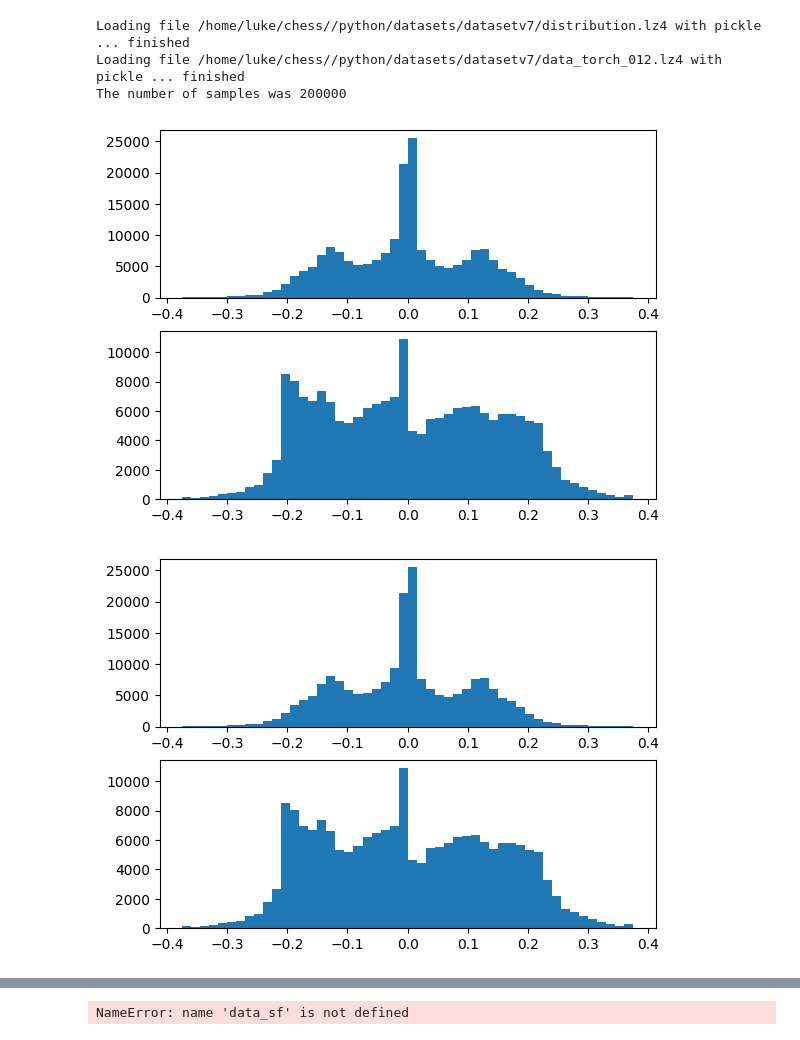
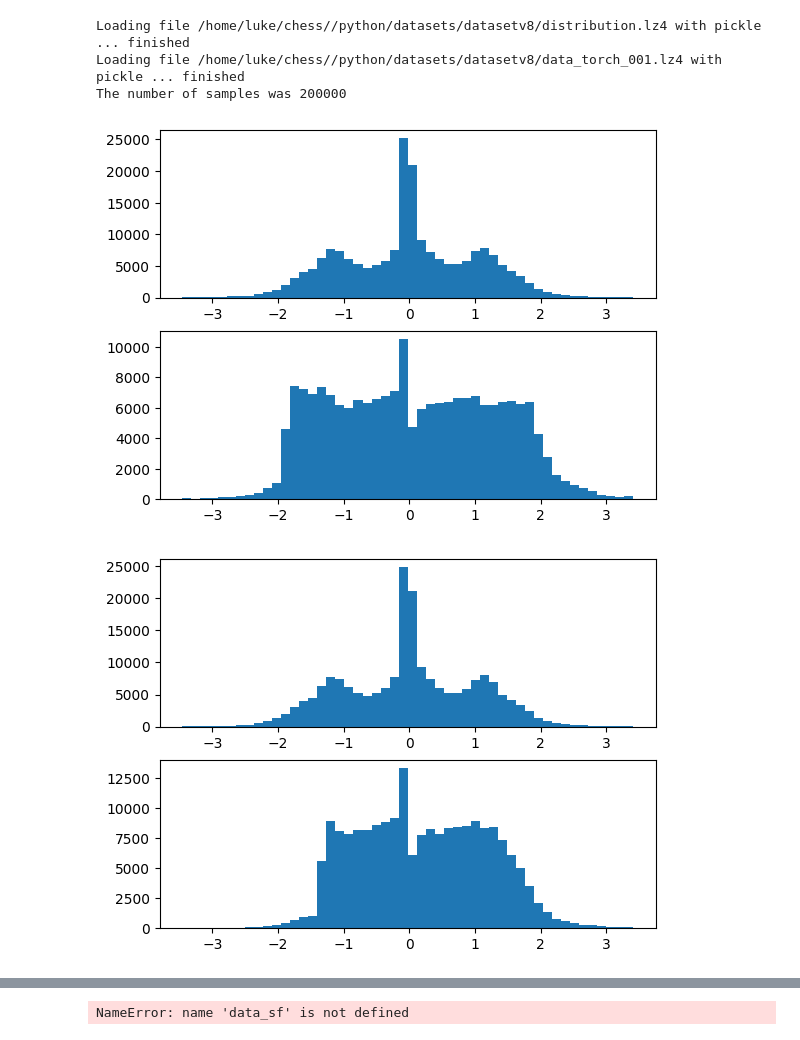
Before and after one commit to lukebeddow/chess, a Jupyter notebook: python/explore_data.ipynb, the cells around one changed output, grey strips where cells are left out. Saved outputs shown, nothing was run; the diff lists cells and outputs as text; code cells hidden in the pictures.

Commit message:
streamline trainer class

```diff
--- a/python/explore_data.ipynb
+++ b/python/explore_data.ipynb
@@ -88,7 +88,7 @@ if savenew:
       datasaver.save(file_name, dataset)
     if prevent_duplicates: seen_values = dataset.seen_values
 # %%
-savenew_randomised = True
+savenew_randomised = False
 
 if savenew_randomised:
 
@@ -285,14 +267,14 @@ timestamp = datetime.now().strftime(datestr)
 run_name = f"run_{timestamp[-5:]}_A{1}"
 group_name = timestamp[:8]
 
-train_num = 140
-test_num = 4
+train_num = 160
+test_num = 7
 
 # saving/loading information
 data_dict = {
   "path" : "/home/luke/chess",
   "loadpath" : "/python/datasets",
-  "loadfolder" : "datasetv7",
+  "loadfolder" : "datasetv8",
   "loadname" : "data_torch",
   "savepath" : "/python/models",
   "savefolder" : f"{group_name}/{run_name}",
@@ -300,19 +282,20 @@ data_dict = {
   "train_inds" : list(range(1, train_num + 1)),
   "test_inds" : list(range(train_num + 1,
                            train_num + test_num + 1)),
+  "sample_method" : "weighted",
   "load_log_level" : 1,
   "save_log_level" : 1,
 }
 
 # create the trainer object
 trainer = Trainer(data_dict)
-trainer.norm_factors = [10, 0, 4]
+# trainer.norm_factors = [10, 0, 4]
 trainer.batch_limit = None
-trainer.use_combined_loss = False
-trainer.use_sf_eval = True
+trainer.params.use_combined_loss = False
+trainer.params.use_sf_eval = True
 
-# load in the dataset distribution data
-[sf_bin_counts, my_raw_bin_counts, my_sum_bin_counts] = trainer.dataloader.load("distribution", suffix_numbering=False)
+# # load in the dataset distribution data
+# [sf_bin_counts, my_raw_bin_counts, my_sum_bin_counts] = trainer.dataloader.load("distribution", suffix_numbering=False)
 
 batch_size = 64
 total_batches = 0
@@ -322,7 +305,7 @@ device = "cpu"
 train_load_indexes = trainer.data_dict['train_inds'][:]
 random.shuffle(train_load_indexes)
 
-train_load_indexes = [12]
+train_load_indexes = [1]
 
 num_batches = 200_000 // batch_size
 if trainer.batch_limit is not None: num_batches = trainer.batch_limit
@@ -350,55 +333,8 @@ for slice_num, j in enumerate(train_load_indexes):
 
   t1 = time.time()
 
-  # # determine the weight vector
-  # bin_probs = sf_bin_counts / np.sum(sf_bin_counts)
-  # clip_checkmate = 15
-  # bins = np.linspace(-clip_checkmate, clip_checkmate, num_bins)
-  # weight_vec = torch.ones(data_x.shape[0])
-
-  # now get a weighted sample
-  scale_factor = 1.0
-  num_bins = 50
-  bin_clip = 15
-  combine_bins = 10
-  bin_width = (2 * bin_clip) / num_bins
-
-  clip_val = bin_clip - combine_bins * bin_width
-  sf_evals = torch.clip(sf_evals, -clip_val, clip_val)
-
-  if combine_bins > 1:
-    # Pool the first `combine_bins` bins and the last `combine_bins` bins
-    pooled_start = np.sum(sf_bin_counts[:combine_bins])
-    pooled_end = np.sum(sf_bin_counts[num_bins - combine_bins:])
-
-    # Combine bins (excluding the first and last ones) and add the pooled values at both ends
-    bin_counts = torch.tensor(np.concatenate([
-        [pooled_start],  # Combined first `combine_bins` bins
-        sf_bin_counts[combine_bins:num_bins - combine_bins],  # The middle bins
-        [pooled_end]     # Combined last `combine_bins` bins
-    ]))
-  else:
-    bin_counts = torch.tensor(sf_bin_counts)
-
-  bin_probs = bin_counts / torch.sum(bin_counts)
-
-  # convert to inverse normalised probability
-  bin_probs = 1.0 / bin_probs
-  bin_probs /= torch.sum(bin_probs)
-
-  sf_evals += clip_val + 1e-6 # make all positive
-  sf_evals /= bin_width # scale so bins have integer width
-
-  inds = torch.floor(sf_evals).long() # conver bins into indexes -> 1.74 -> bin[1]
-  # inds = torch.clip(inds, 0, len(bin_probs) - 1)
-  # inds += 1
-
-  # index each probability bin and assign that prob as the weight
-  weight_vec = bin_probs[inds]
-
-  # create the sampler for this batch
-  sampler = torch.utils.data.WeightedRandomSampler(weights=weight_vec, num_samples=batch_size, replacement=True)
-  w_sample_indicies = list(sampler)
+  trainer.weighted_sample_num_combined_bins = 20
+  sampler = trainer.create_weighted_sampler(sf_evals)
 
   # iterate through each batch for this slice of the dataset
   for n in range(num_batches):
@@ -406,43 +342,43 @@ for slice_num, j in enumerate(train_load_indexes):
     # get a normal sample
     batch_x = data_x[rand_idx[n * batch_size : (n+1) * batch_size]]
     batch_y = data_y[rand_idx[n * batch_size : (n+1) * batch_size]]
 
     samples[sample_ind : sample_ind + batch_size] = batch_y
     sample_ind += batch_size
 
     # now get a weighted sample
     # w_x = data_x[w_sample_indicies[n * batch_size : (n+1) * batch_size]]
     # w_y = data_y[w_sample_indicies[n * batch_size : (n+1) * batch_size]]
 
     w_sample_indicies = list(sampler)
     w_x = data_x[w_sample_indicies]
     w_y = data_y[w_sample_indicies]
 
     w_samples[w_sample_ind : w_sample_ind + batch_size] = w_y
     w_sample_ind += batch_size
 
     # # go to device (small memory footprint, slightly slower)
     # batch_x = batch_x.to(device)
     # batch_y = batch_y.to(device)
 
 print(f"The number of samples was {sample_ind}")
 
 fig, axs = plt.subplots(2, 1)
 axs[0].hist(samples.detach().numpy(), bins=50)
 axs[1].hist(w_samples.detach().numpy(), bins=50)
 plt.show()
 # %% [output]
-Loading file /home/luke/chess//python/datasets/datasetv7/distribution.lz4 with pickle ... finished
-Loading file /home/luke/chess//python/datasets/datasetv7/data_torch_012.lz4 with pickle ... finished
+Loading file /home/luke/chess//python/datasets/datasetv8/distribution.lz4 with pickle ... finished
+Loading file /home/luke/chess//python/datasets/datasetv8/data_torch_001.lz4 with pickle ... finished
 The number of samples was 200000
-[figure, old version]
+[figure, new version]
 # %%
 fig, axs = plt.subplots(2, 1)
 axs[0].hist(samples.detach().numpy(), bins=50)
 axs[1].hist(w_samples.detach().numpy(), bins=50)
 plt.show()
 # %% [output]
-[figure, old version]
+[figure, new version]
 # %%
 # bin_probs = torch.tensor(sf_bin_counts / np.sum(sf_bin_counts))
 # clip_checkmate = 15
```
Also changed, not shown: parts of 5 cells of this notebook, 1 other file.
